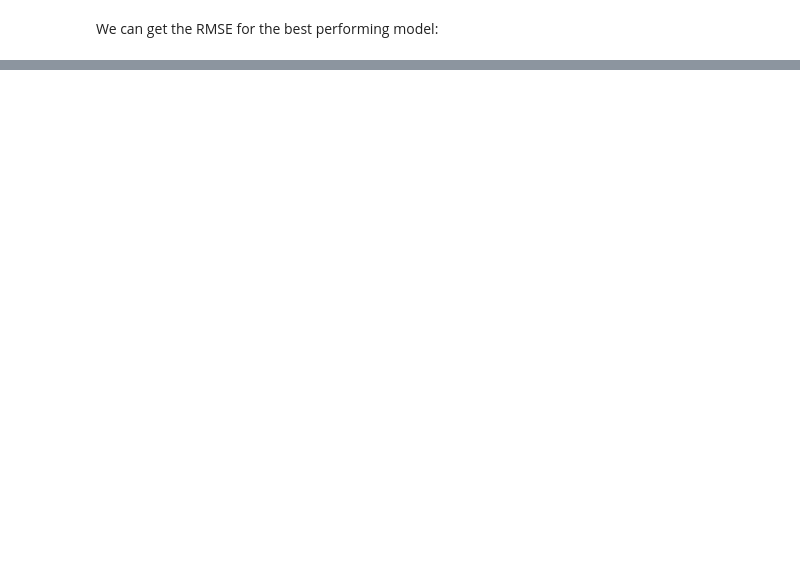
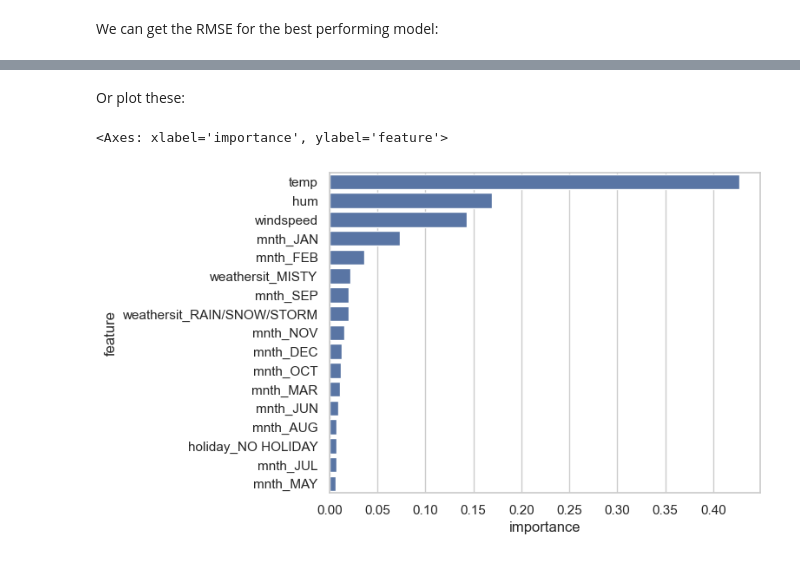
Before and after one commit to simonbrewer/MAGIC_AI_Workshop, a Jupyter notebook: Lab01_IntroML/MAGIC_01_IntroML.ipynb, the cells around one changed output, grey strips where cells are left out. Drawn from its saved outputs; the diff is of its cells as text; code cells hidden in the pictures; blank space fills up the shorter version.

```diff
--- a/Lab01_IntroML/MAGIC_01_IntroML.ipynb
+++ b/Lab01_IntroML/MAGIC_01_IntroML.ipynb
@@ -340,4 +365,4 @@ The two arguments we'll need are `max_features` and `n_estimators` respectively.
 # %%
-rf = ensemble.RandomForestRegressor(max_features=4, n_estimators=500)
+rf = ensemble.RandomForestRegressor(max_features=2, n_estimators=50)
 rf.fit(X_train, y_train)
 # %% [output]
@@ -587,3 +451,0 @@ For our first model, we're only going to use a subset of the variables represent
-# %%
-X = housing[['avg_rooms', 'bedroom_ratio', 'housing_median_age']]
-y = housing['median_house_value']
@@ -732,4 +451,0 @@ As we noted during the lab, our original model some odd effects, and had pretty
-# %%
-X = housing[['avg_rooms', 'bedroom_ratio', 'housing_median_age',
-            'population', 'households', 'median_income']]
-y = housing['median_house_value']
@@ -744,0 +454,9 @@ For the exercise, you need to
+# %%
+importances = rf_tuned.best_estimator_.feature_importances_
+indices = np.argsort(importances)[::-1]
+
+# Print the feature ranking
+print("Feature ranking:")
+
+for f in range(X.shape[1]):
+    print("%d. feature %d %s (%f)" % (f + 1, indices[f], X.columns[indices[f]], importances[indices[f]]))
@@ -744,0 +482,11 @@ For the exercise, you need to
+# %% [markdown]
+Or plot these:
+# %%
+df = pd.DataFrame({'feature': X.columns[indices],
+                   'importance': importances[indices]})
+#sns.set()
+#sns.barplot(y = X.columns, x = importances)
+sns.barplot(df, x = 'importance', y = 'feature')
+# %% [output]
+<Axes: xlabel='importance', ylabel='feature'>
+[figure, added]
```
Also changed, not shown: parts of 95 cells of this notebook.
